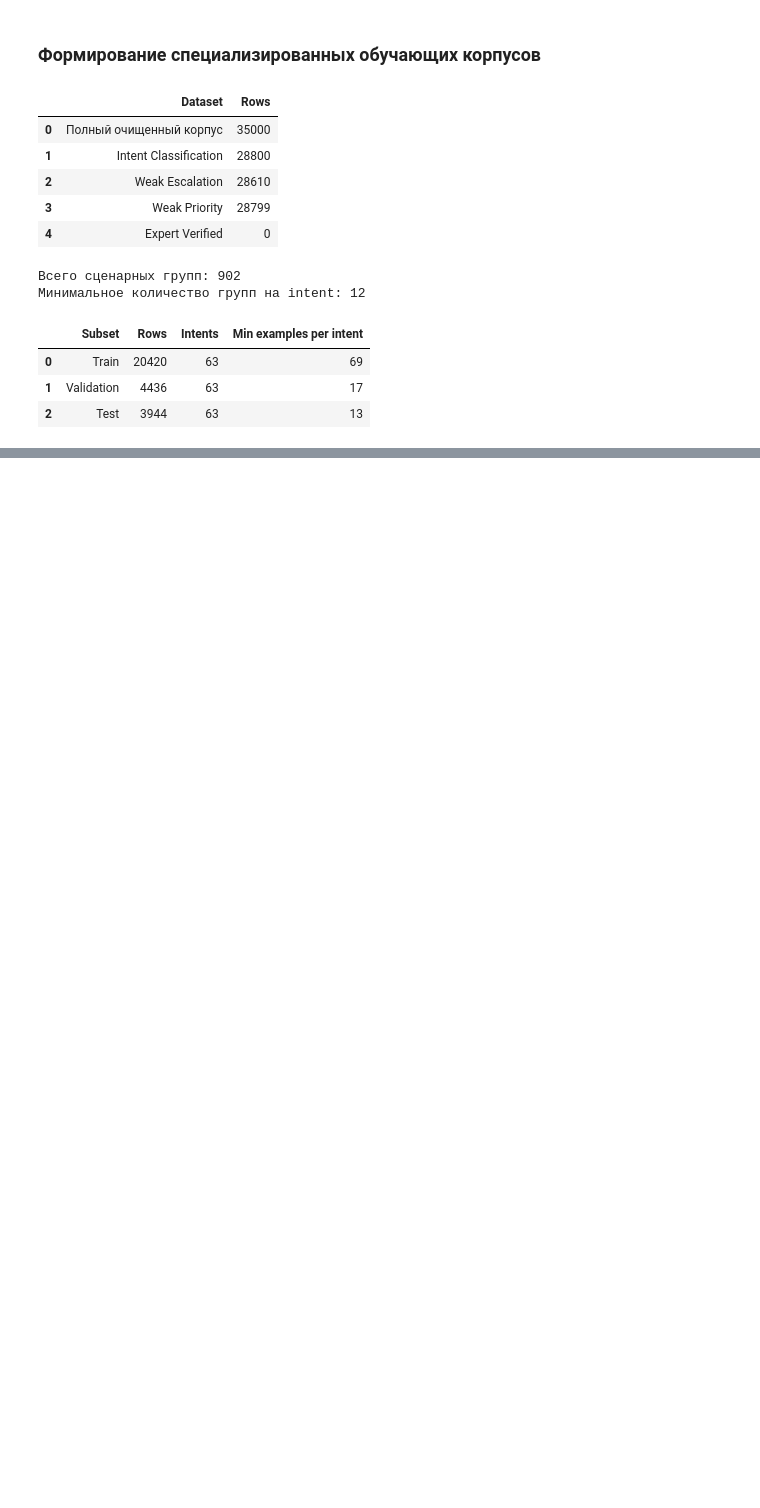
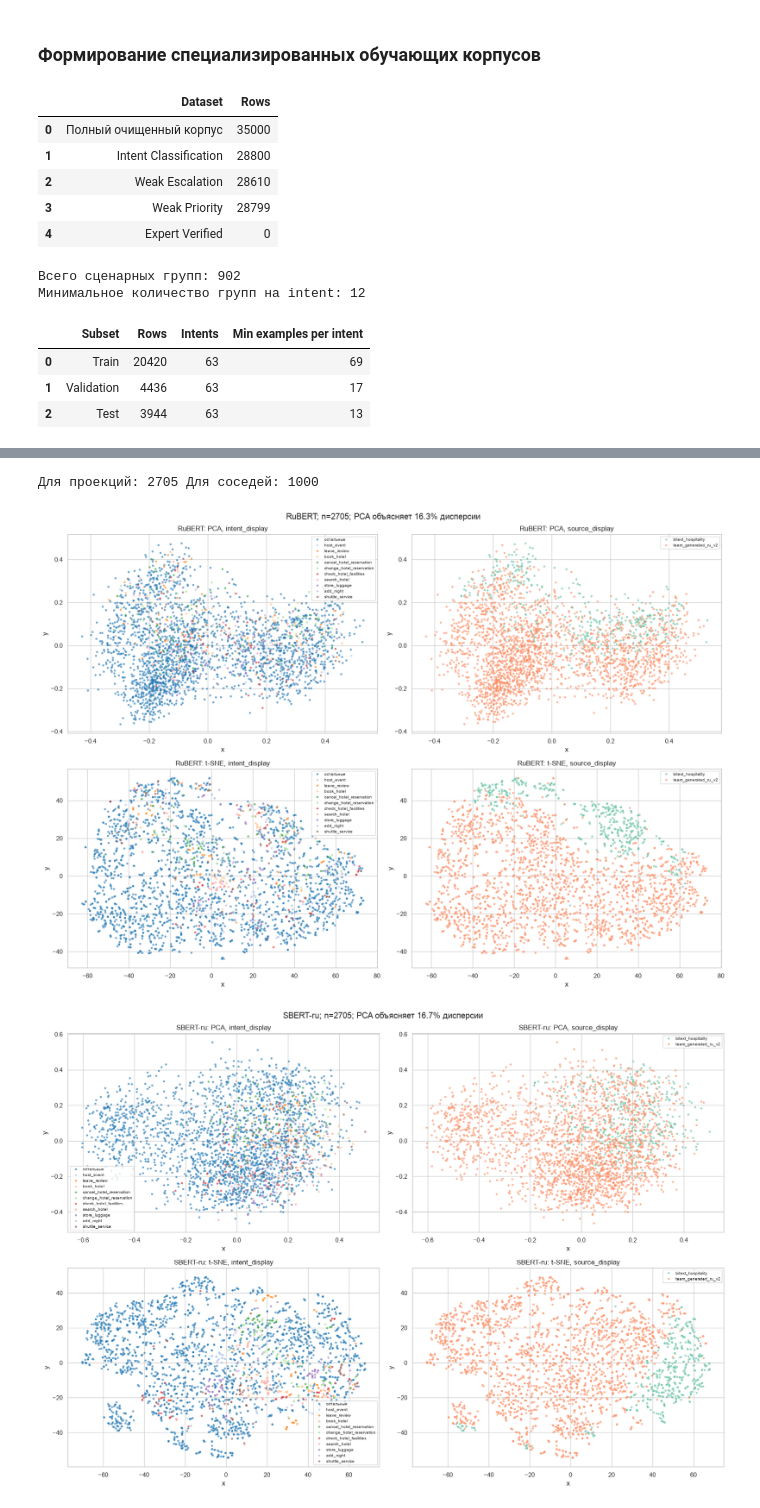
Before and after one commit to Ai-host-team/rental-ai-assistant, a Jupyter notebook: notebooks/01_eda_dataset.ipynb, the cells around one changed output, grey strips where cells are left out. Drawn from its saved outputs; the diff is of its cells as text; code cells hidden in the pictures; blank space fills up the shorter version.

Commit message:
Add Russian text embedding analysis and EDA results

```diff
--- a/notebooks/01_eda_dataset.ipynb
+++ b/notebooks/01_eda_dataset.ipynb
@@ -980,0 +1308,18 @@ test_df.to_csv(processed_dir / "intent_test.csv",sep=";",index=False,encoding="u
+# %%
+if 'prep' not in globals():
+    raise RuntimeError('Сначала выполните часть 4: нужны prep, model_text и text_key.')
+
+embedding_rows, embedding_mapping = prepare_embedding_rows(prep)
+embedding_texts = embedding_rows['model_text'].tolist()
+display(pd.DataFrame({
+    'Показатель': ['Исходных строк prep', 'Русских строк', 'Уникальных model_text',
+                   'Сценарных групп', 'Повторных включений одинаковых текстов'],
+    'Количество': [len(prep), len(embedding_mapping), len(embedding_rows),
+                   embedding_rows['scenario_group_id'].nunique(),
+                   len(embedding_mapping) - len(embedding_rows)],
+}))
+display(embedding_rows[['request_id', 'model_text', 'multiplicity', 'intent',
+                        'scenario_group_id', 'source_datasets', 'noise_types']].head())
+for embedding_column in ['is_synthetic', 'annotation_status', 'localization_method']:
+    if embedding_column in prep:
+        print(embedding_column, prep[embedding_column].value_counts(dropna=False).to_dict())
@@ -980,0 +1597,61 @@ test_df.to_csv(processed_dir / "intent_test.csv",sep=";",index=False,encoding="u
+# %%
+from sklearn.decomposition import PCA
+from sklearn.manifold import TSNE
+from sklearn.metrics import silhouette_score
+import matplotlib.pyplot as plt
+import seaborn as sns
+
+embedding_visual_indices = visualization_indices(embedding_rows, EMBEDDING_SEED)
+embedding_queries = balanced_query_indices(embedding_rows, 1000, EMBEDDING_SEED)
+embedding_top_intents = set(embedding_rows['intent'].value_counts().head(10).index)
+embedding_plot_rows = embedding_rows.iloc[embedding_visual_indices].copy()
+embedding_plot_rows['intent_display'] = embedding_plot_rows['intent'].where(
+    embedding_plot_rows['intent'].isin(embedding_top_intents), 'остальные'
+)
+print('Для проекций:', len(embedding_visual_indices), 'Для соседей:', len(embedding_queries))
+assert embedding_plot_rows.groupby('scenario_group_id').size().max() <= 3
+assert len(set(embedding_queries)) == len(embedding_queries)
+
+embedding_projections = {}
+for embedding_name, embedding_array in embedding_vectors.items():
+    embedding_sample = embedding_array[embedding_visual_indices]
+    if len(embedding_sample) < 3:
+        raise ValueError('Для проекций недостаточно уникальных текстов.')
+    embedding_pca = PCA(n_components=2, svd_solver='full')
+    embedding_pca_xy = embedding_pca.fit_transform(embedding_sample)
+    embedding_reduced = PCA(
+        n_components=min(50, len(embedding_sample) - 1, embedding_sample.shape[1]),
+        random_state=EMBEDDING_SEED,
+    ).fit_transform(embedding_sample)
+    embedding_coordinates = {'PCA': embedding_pca_xy}
+    if len(embedding_sample) > 30:
+        embedding_coordinates['t-SNE'] = TSNE(
+            n_components=2, perplexity=30, init='pca', learning_rate='auto',
+            max_iter=1000, random_state=EMBEDDING_SEED,
+        ).fit_transform(embedding_reduced)
+    else:
+        print('t-SNE пропущен: для perplexity=30 требуется больше 30 текстов.')
+    embedding_projections[embedding_name] = embedding_coordinates
+    embedding_fig, embedding_axes = plt.subplots(
+        len(embedding_coordinates), 2, figsize=(17, 6 * len(embedding_coordinates)), squeeze=False
+    )
+    for embedding_row_number, (embedding_method, embedding_xy) in enumerate(embedding_coordinates.items()):
+        embedding_plot = embedding_plot_rows.assign(x=embedding_xy[:, 0], y=embedding_xy[:, 1])
+        for embedding_col_number, embedding_hue in enumerate(['intent_display', 'source_display']):
+            embedding_ax = embedding_axes[embedding_row_number, embedding_col_number]
+            sns.scatterplot(data=embedding_plot, x='x', y='y', hue=embedding_hue,
+                            palette='tab20' if embedding_hue == 'intent_display' else 'Set2',
+                            s=13, alpha=0.65, linewidth=0, ax=embedding_ax)
+            embedding_ax.set_title(f'{embedding_name}: {embedding_method}, {embedding_hue}')
+            embedding_ax.legend(fontsize=7, title=None, loc='best')
+    embedding_fig.suptitle(
+        f'{embedding_name}; n={len(embedding_sample)}; '
+        f'PCA объясняет {embedding_pca.explained_variance_ratio_.sum():.1%} дисперсии'
+    )
+    embedding_fig.tight_layout()
+    embedding_fig.savefig(embedding_results_dir / f'{embedding_name}_projections.png', dpi=150, bbox_inches='tight')
+    plt.show()
+# %% [output]
+Для проекций: 2705 Для соседей: 1000
+[figure, added]
+[figure, added]
```
Also changed, not shown: parts of 18 cells of this notebook, 3 other files.
